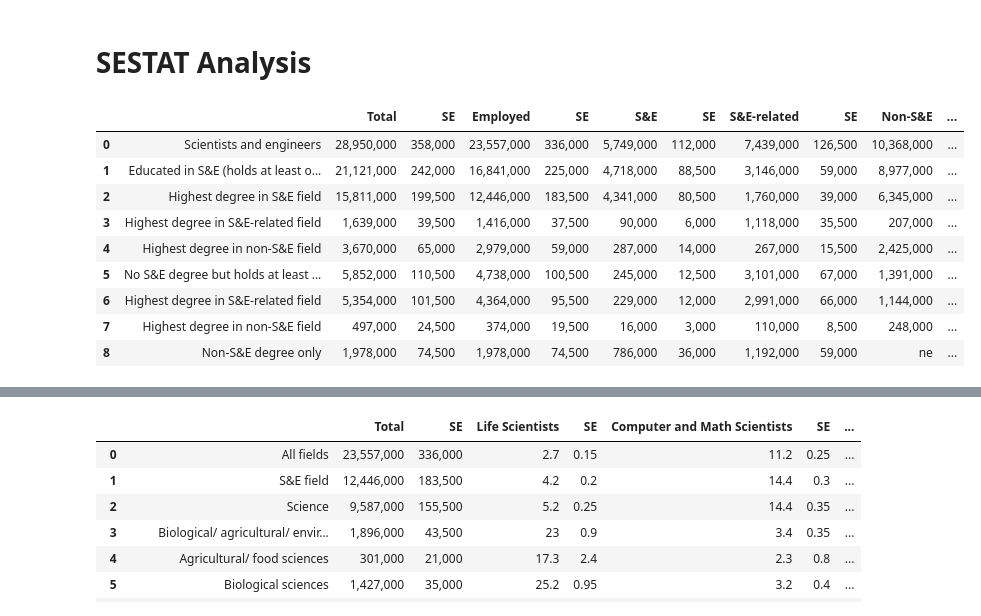
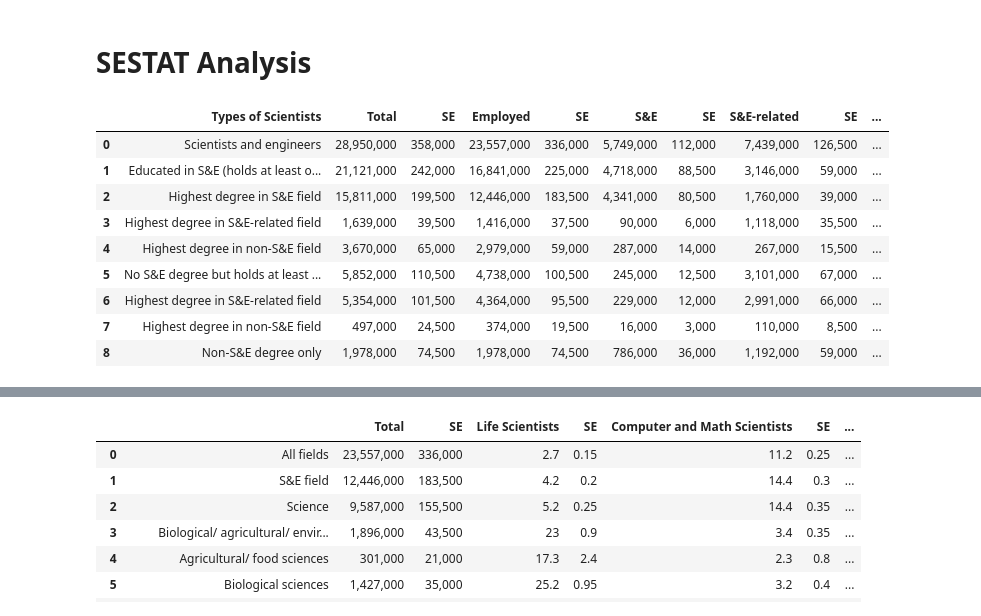
Before and after one commit to SpeedyCannon/ResearchDataScience, a Jupyter notebook: Python Testing.ipynb, the cells around one changed output, grey strips where cells are left out. Drawn from its saved outputs; the diff is of its cells as text; code cells hidden in the pictures.

```diff
--- a/Python Testing.ipynb
+++ b/Python Testing.ipynb
@@ -236,15 +249,14 @@ states_r_table.hist('r-Math8')
 # %%
-#Population and SE by highest education field of study vs employment status
-degree_employment=pd.read_csv('Data/SES201301.csv').rename(columns={"Table 1. U.S. scientists and engineers, by degree background and labor force status: 2013":"","Unnamed: 1":"Total","Unnamed: 2":"SE","Unnamed: 3":"Employed","Unnamed: 4":"SE","Unnamed: 5":"S&E","Unnamed: 6":"SE","Unnamed: 7":"S&E-related","Unnamed: 8":"SE","Unnamed: 9":"Non-S&E","Unnamed: 10":"SE","Unnamed: 11":"Unemployed","Unnamed: 12":"SE","Unnamed: 13":"Not in labor force","Unnamed: 14":"SE"}).dropna().reset_index(drop=True)
+degree_employment=pd.read_csv('Data/SES201301.csv').rename(columns={"Table 1. U.S. scientists and engineers, by degree background and labor force status: 2013":"Types of Scientists","Unnamed: 1":"Total","Unnamed: 2":"SE","Unnamed: 3":"Employed","Unnamed: 4":"SE","Unnamed: 5":"S&E","Unnamed: 6":"SE","Unnamed: 7":"S&E-related","Unnamed: 8":"SE","Unnamed: 9":"Non-S&E","Unnamed: 10":"SE","Unnamed: 11":"Unemployed","Unnamed: 12":"SE","Unnamed: 13":"Not in labor force","Unnamed: 14":"SE"}).dropna().reset_index(drop=True)
 degree_employment
 # %% [output]
-|  |  | Total | SE | Employed | SE | S&E | SE | S&E-related | SE | Non-S&E | ... |
-| 0 | Scientists and engineers | 28,950,000 | 358,000 | 23,557,000 | 336,000 | 5,749,000 | 112,000 | 7,439,000 | 126,500 | 10,368,000 | ... |
-| 1 | Educated in S&E (holds at least o... | 21,121,000 | 242,000 | 16,841,000 | 225,000 | 4,718,000 | 88,500 | 3,146,000 | 59,000 | 8,977,000 | ... |
-| 2 | Highest degree in S&E field | 15,811,000 | 199,500 | 12,446,000 | 183,500 | 4,341,000 | 80,500 | 1,760,000 | 39,000 | 6,345,000 | ... |
-| 3 | Highest degree in S&E-related field | 1,639,000 | 39,500 | 1,416,000 | 37,500 | 90,000 | 6,000 | 1,118,000 | 35,500 | 207,000 | ... |
-| 4 | Highest degree in non-S&E field | 3,670,000 | 65,000 | 2,979,000 | 59,000 | 287,000 | 14,000 | 267,000 | 15,500 | 2,425,000 | ... |
-| 5 | No S&E degree but holds at least ... | 5,852,000 | 110,500 | 4,738,000 | 100,500 | 245,000 | 12,500 | 3,101,000 | 67,000 | 1,391,000 | ... |
-| 6 | Highest degree in S&E-related field | 5,354,000 | 101,500 | 4,364,000 | 95,500 | 229,000 | 12,000 | 2,991,000 | 66,000 | 1,144,000 | ... |
-| 7 | Highest degree in non-S&E field | 497,000 | 24,500 | 374,000 | 19,500 | 16,000 | 3,000 | 110,000 | 8,500 | 248,000 | ... |
-| 8 | Non-S&E degree only | 1,978,000 | 74,500 | 1,978,000 | 74,500 | 786,000 | 36,000 | 1,192,000 | 59,000 | ne | ... |
+|  | Types of Scientists | Total | SE | Employed | SE | S&E | SE | S&E-related | SE | ... |
+| 0 | Scientists and engineers | 28,950,000 | 358,000 | 23,557,000 | 336,000 | 5,749,000 | 112,000 | 7,439,000 | 126,500 | ... |
+| 1 | Educated in S&E (holds at least o... | 21,121,000 | 242,000 | 16,841,000 | 225,000 | 4,718,000 | 88,500 | 3,146,000 | 59,000 | ... |
+| 2 | Highest degree in S&E field | 15,811,000 | 199,500 | 12,446,000 | 183,500 | 4,341,000 | 80,500 | 1,760,000 | 39,000 | ... |
+| 3 | Highest degree in S&E-related field | 1,639,000 | 39,500 | 1,416,000 | 37,500 | 90,000 | 6,000 | 1,118,000 | 35,500 | ... |
+| 4 | Highest degree in non-S&E field | 3,670,000 | 65,000 | 2,979,000 | 59,000 | 287,000 | 14,000 | 267,000 | 15,500 | ... |
+| 5 | No S&E degree but holds at least ... | 5,852,000 | 110,500 | 4,738,000 | 100,500 | 245,000 | 12,500 | 3,101,000 | 67,000 | ... |
+| 6 | Highest degree in S&E-related field | 5,354,000 | 101,500 | 4,364,000 | 95,500 | 229,000 | 12,000 | 2,991,000 | 66,000 | ... |
+| 7 | Highest degree in non-S&E field | 497,000 | 24,500 | 374,000 | 19,500 | 16,000 | 3,000 | 110,000 | 8,500 | ... |
+| 8 | Non-S&E degree only | 1,978,000 | 74,500 | 1,978,000 | 74,500 | 786,000 | 36,000 | 1,192,000 | 59,000 | ... |
```
Also changed, not shown: parts of 8 cells of this notebook.
